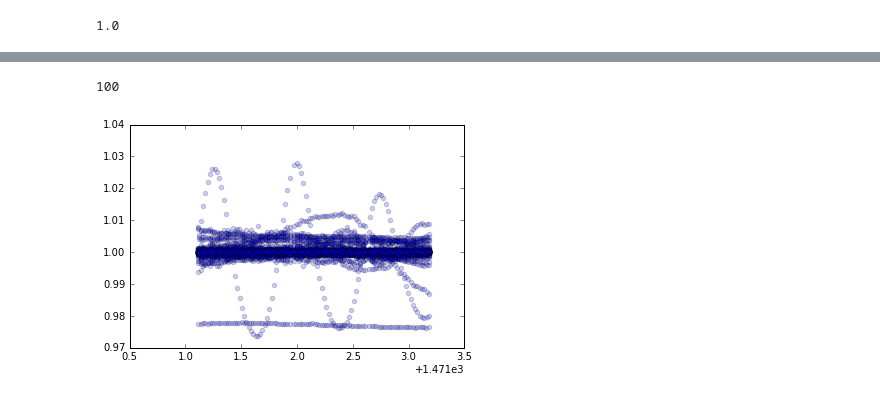
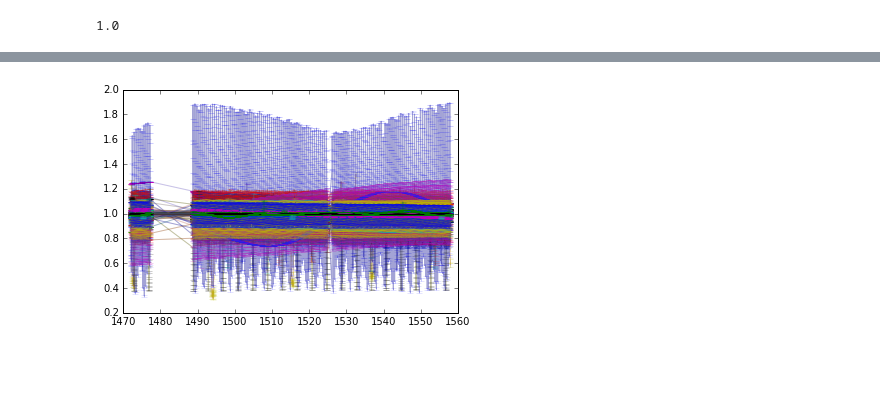
Before and after one commit to d-giles/KeplerML, a Jupyter notebook: Work Space.ipynb, the cells around one changed output, grey strips where cells are left out. Saved outputs shown, nothing was run; the diff lists cells and outputs as text; code cells hidden in the pictures; blank space fills up the shorter version.

```diff
--- a/Work Space.ipynb
+++ b/Work Space.ipynb
@@ -1159,14 +1159,17 @@ def read_kepler_curve(file):
     t = lc.field('TIME')
     f = lc.field('PDCSAP_FLUX')
     err = lc.field('PDCSAP_FLUX_ERR')
+    err=err[np.isfinite(t)]
     f = f[np.isfinite(t)]
     t = t[np.isfinite(t)]
+    err=err[np.isfinite(f)]
     t = t[np.isfinite(f)]
     f = f[np.isfinite(f)]
 
+    err=err/np.median(f)
     nf = f / np.median(f)
 
-    return t[:100], nf[:100]
+    return t, nf,err
 
 def read_fits_parallel(pathtofits,filesSample):
     filesWpath = [pathtofits+i[1] for i in enumerate(filesSample)]
@@ -1178,9 +1181,5 @@ def read_fits_parallel(pathtofits,filesSample):
     p.join()
     return lc
 
-filesSample=randSample(NumLCs,output)
-lcarr = read_fits_parallel(pathtofits,filesSample)
-lcarr = np.array(lcarr)
-
-print(len(lcarr))
-print(len(lcarr[0]))
+lcarr1 = read_fits_parallel(pathtofits,filesSample)
+lcarr1 = np.array(lcarr1)
@@ -1196,5 +1186,6 @@ Done.
-# %%
-pklout = [filesSample[i],lcarr[i] for i in range(len(filesSample))]
-# %% [output]
-100
+# %%
+f=open('/home/dgiles/Documents/filelist.txt','w')
+for lc in filesSample:
+    f.write("%s\n"%lc)
+f.close()
 # %%
@@ -1202,7 +1193,8 @@ pickle.save('/home/dgiles/Documents/KeplerSample.pkl',pklout)
 # %%
 import matplotlib.pyplot as plt
 %matplotlib inline
-for i in range(100):
-    plt.scatter(lcarr[i][0],lcarr[i][1],alpha=.2)
+for lc in lcarr1:
+    plt.plot(lc[0],lc[1],alpha=.2)
+    plt.errorbar(lc[0],lc[1],yerr=lc[2],alpha=0.2)
 # %% [output]
-[figure, old version]
+[figure, new version]
```
Also changed, not shown: parts of 3 cells of this notebook.
